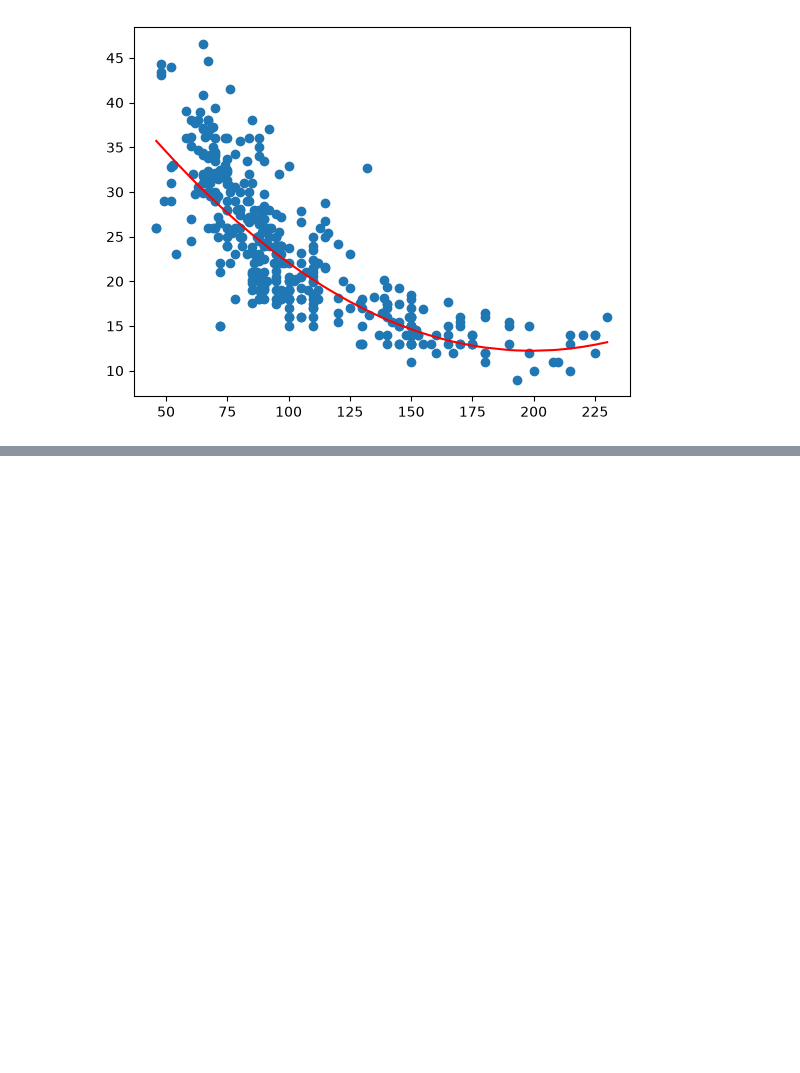
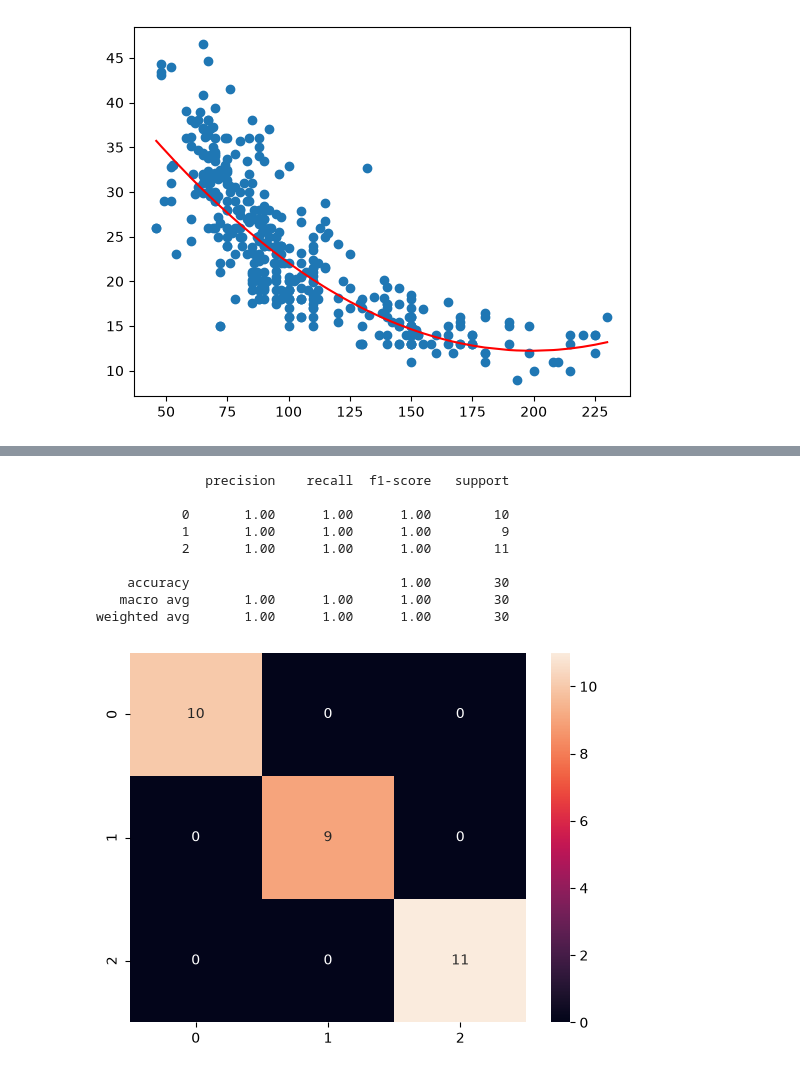
Before and after one commit to Rayz4010/important, a Jupyter notebook: 6th sem/ML/1.ipynb, the cells around one changed output, grey strips where cells are left out. Cells and saved outputs as stored; diff of their text form; code cells hidden in the pictures; blank space fills up the shorter version.

```diff
--- a/6th sem/ML/1.ipynb
+++ b/6th sem/ML/1.ipynb
@@ -295,0 +345,31 @@ plt.show()
+# %%
+import seaborn as sns
+import pandas as pd
+from sklearn.naive_bayes import GaussianNB
+from sklearn.model_selection import train_test_split as tts
+from sklearn.metrics import classification_report as cr, confusion_matrix as cm
+import matplotlib.pyplot as plt
+import numpy as np
+from sklearn.datasets import load_iris
+df=load_iris()
+x=df.data
+y=df.target
+x_train,x_test,y_train,y_test=tts(x,y,test_size=0.2,random_state=42)
+gnb=GaussianNB()
+gnb.fit(x_train,y_train)
+y_pred=gnb.predict(x_test)
+print(cr(y_test,y_pred))
+ccm=cm(y_test,y_pred)
+sns.heatmap(ccm,annot=True)
+plt.show()
+# %% [output]
+              precision    recall  f1-score   support
+
+           0       1.00      1.00      1.00        10
+           1       1.00      1.00      1.00         9
+           2       1.00      1.00      1.00        11
+
+    accuracy                           1.00        30
+   macro avg       1.00      1.00      1.00        30
+weighted avg       1.00      1.00      1.00        30
+[figure, added]
```
Also changed, not shown: parts of 2 cells of this notebook.
